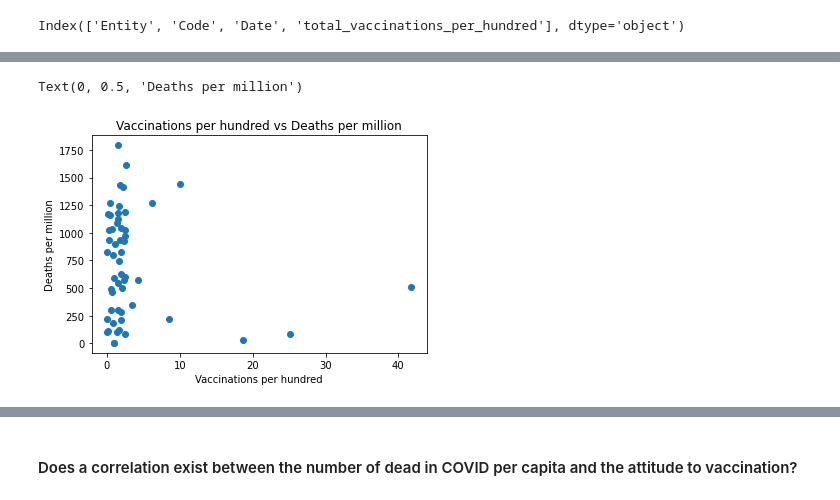
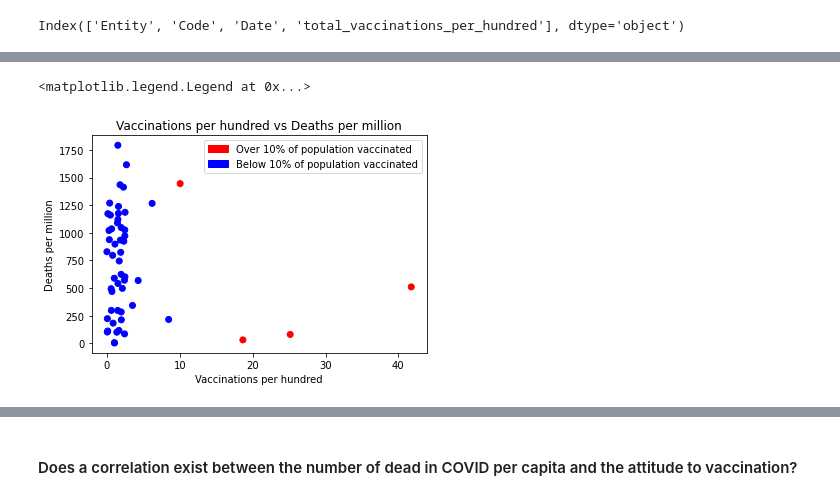
Before and after one commit to ponbac/AI-course, a Jupyter notebook: assignment1.ipynb, the cells around one changed output, grey strips where cells are left out. Saved outputs shown, nothing was run; the diff lists cells and outputs as text; code cells hidden in the pictures.

Commit message:
created first graph for covid data

```diff
--- a/assignment1.ipynb
+++ b/assignment1.ipynb
@@ -396,14 +387,25 @@ df_covid_merge
 # %%
+import matplotlib.patches as patches
+
 x = df_covid_merge['Vaccinations per hundred']
 y = df_covid_merge['Deaths per million']
 
+# Color the outliers in vaccinations
+colors = ['red' if entry > 10 else 'blue' for entry in x]
+
 # Creating scatterplot
-plt.scatter(x, y)
+plt.scatter(x, y, c=colors)
+# plt.xlim(0, 3)
 
 # Adding title and labels
 plt.title('Vaccinations per hundred vs Deaths per million')
 plt.xlabel('Vaccinations per hundred')
 plt.ylabel('Deaths per million')
+
+# Adding legends
+red_patch = patches.Patch(color='red', label='Over 10% of population vaccinated')
+blue_patch = patches.Patch(color='blue', label='Below 10% of population vaccinated')
+plt.legend(handles=[red_patch, blue_patch])
 # %% [output]
-Text(0, 0.5, 'Deaths per million')
+<matplotlib.legend.Legend at 0x...>
-[figure, old version]
+[figure, new version]
```
Also changed, not shown: parts of 6 cells of this notebook.
